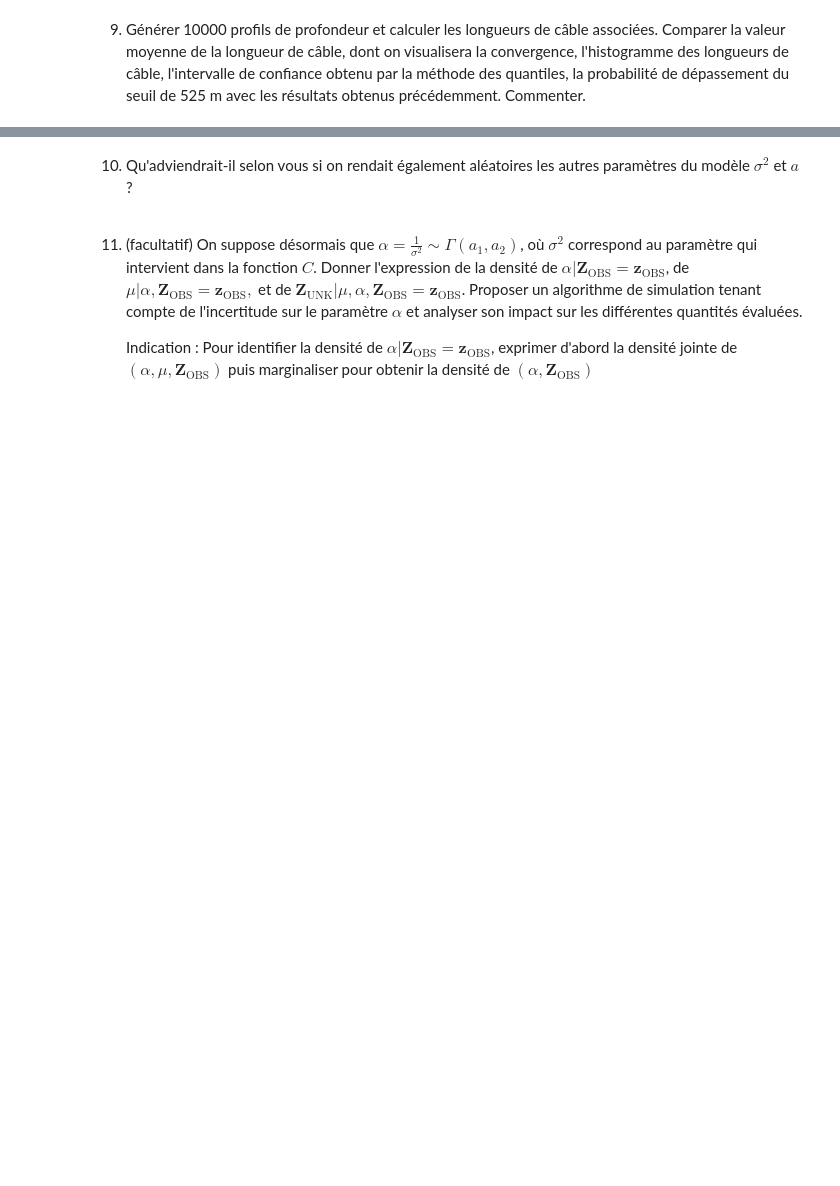
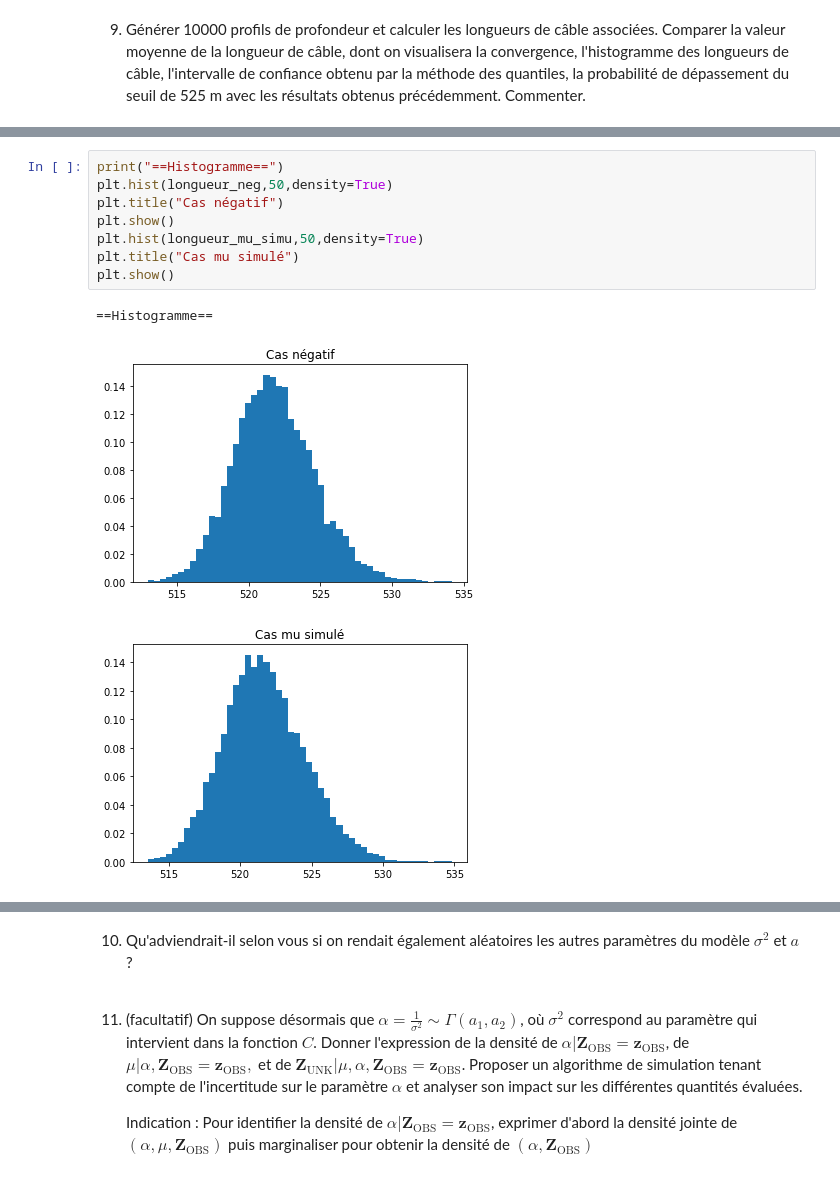
Before and after one commit to cesar-alm/projet-probas, a Jupyter notebook: Projet numérique de Probabilités 2021.ipynb, the cells around one changed output, grey strips where cells are left out. Saved outputs shown, nothing was run; the diff lists cells and outputs as text; blank space fills up the shorter version.

```diff
--- a/Projet numérique de Probabilités 2021.ipynb
+++ b/Projet numérique de Probabilités 2021.ipynb
@@ -571,0 +715,12 @@ On va plutôt procéder par simulations en cascade, c'est-à-dire que pour chaqu
+# %%
+print("==Histogramme==")
+plt.hist(longueur_neg,50,density=True)
+plt.title("Cas négatif")
+plt.show()
+plt.hist(longueur_mu_simu,50,density=True)
+plt.title("Cas mu simulé")
+plt.show()
+# %% [output]
+==Histogramme==
+[figure, added]
+[figure, added]
```
Also changed, not shown: parts of 25 cells of this notebook.
